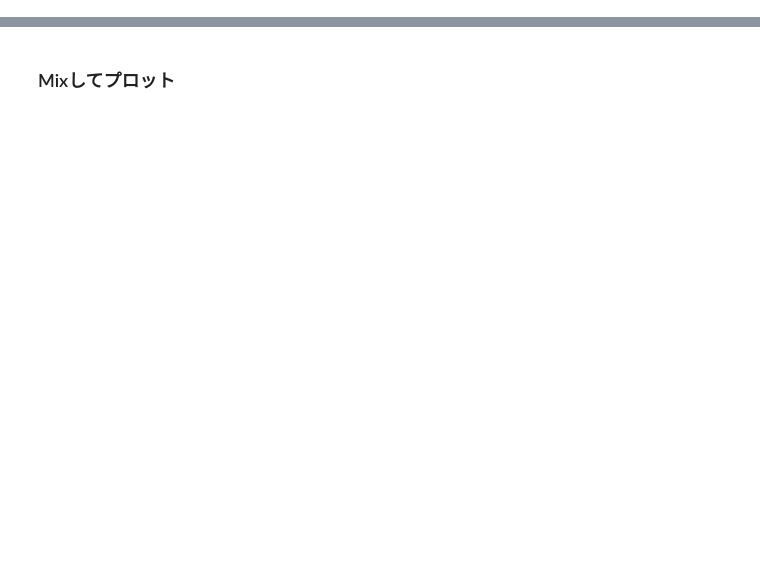
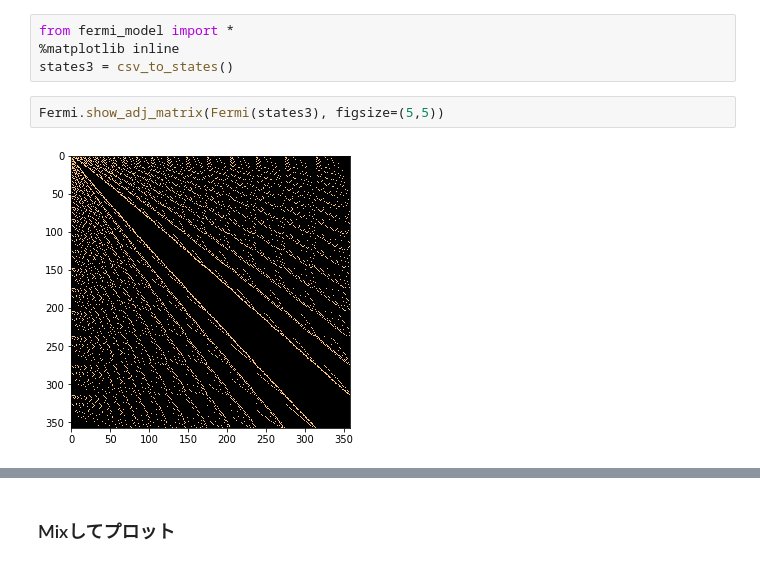
Before and after one commit to GenkiK/fermi2, a Jupyter notebook: 20210329/fermi.ipynb, the cells around one changed output, grey strips where cells are left out. Drawn from its saved outputs; the diff is of its cells as text; blank space fills up the shorter version.

```diff
--- a/20210329/fermi.ipynb
+++ b/20210329/fermi.ipynb
@@ -153 +1,9 @@ def plot(scores, population, stable, kTe, ne, type="plot"):
+# %%
+from fermi_model import *
+%matplotlib inline
+states3 = csv_to_states()
+# %%
+Fermi.show_adj_matrix(Fermi(states3), figsize=(5,5))
+# %% [output]
+[figure, added]
 # %% [markdown]
```
Also changed, not shown: parts of 70 cells of this notebook, 3 other files.
